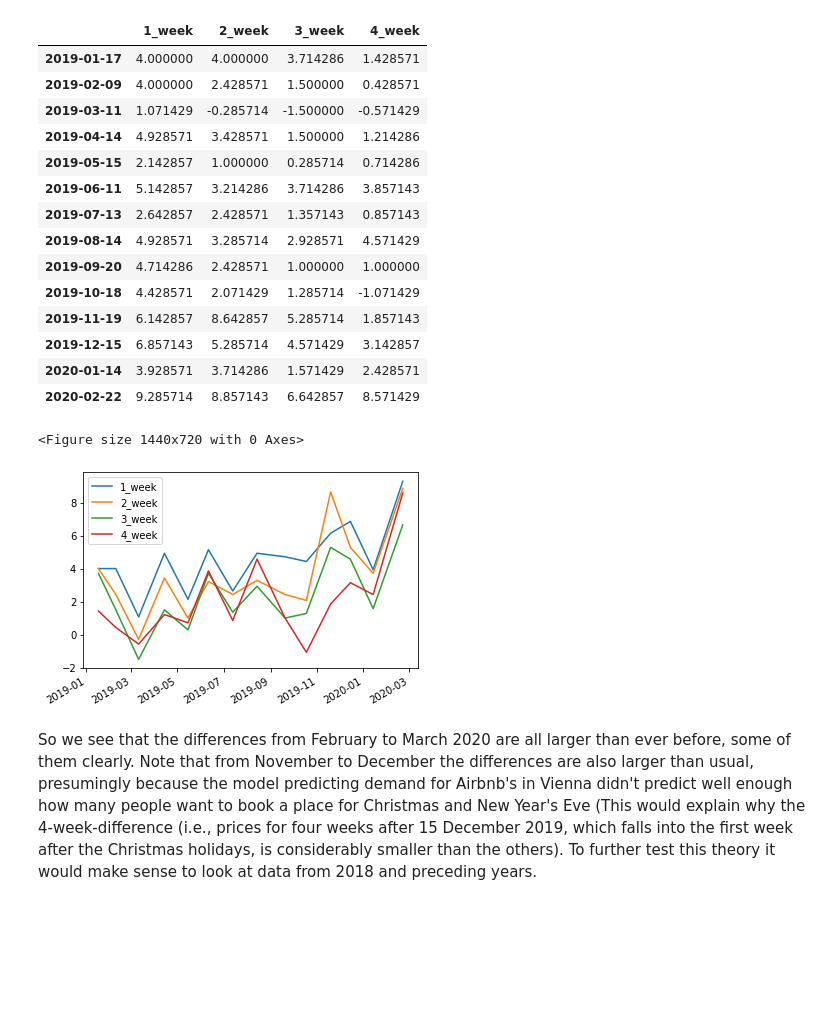
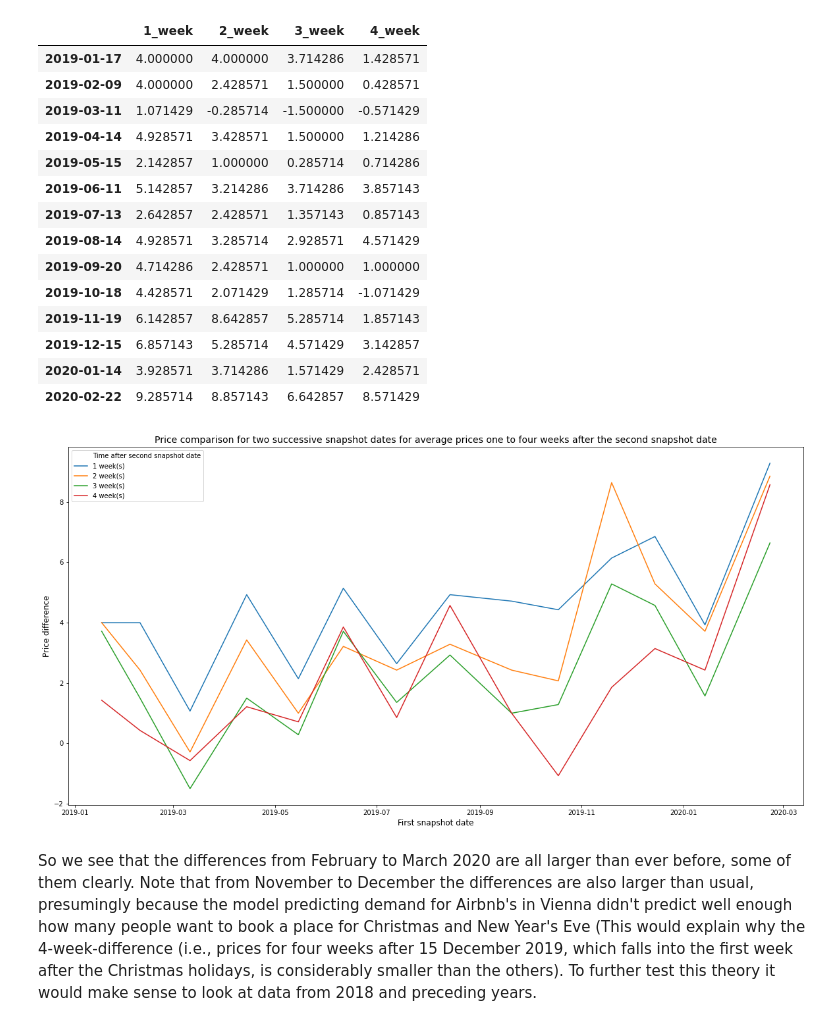
Before and after one commit to mkoeberl/blog, a Jupyter notebook: Airbnb_exploration.ipynb, the cells around one changed output. Saved outputs shown, nothing was run; the diff lists cells and outputs as text; code cells hidden in the pictures; blank space fills up the shorter version.

```diff
--- a/Airbnb_exploration.ipynb
+++ b/Airbnb_exploration.ipynb
@@ -301,12 +317,23 @@ difference_df
 | 2019-12-15 | 6.857143 | 5.285714 | 4.571429 | 3.142857 |
 | 2020-01-14 | 3.928571 | 3.714286 | 1.571429 | 2.428571 |
 | 2020-02-22 | 9.285714 | 8.857143 | 6.642857 | 8.571429 |
-# %%
-plt.figure(figsize=(20,10))
-difference_df.plot();
-# %% [output]
-<Figure size 1440x720 with 0 Axes>
-[figure, removed]
+# %%
+# stack and rename to make nicer plot
+difference_df = difference_df.stack().reset_index()
+difference_df.columns = ['first_date','time_difference','price_difference']
+difference_df['time_difference'] = difference_df['time_difference'].apply(lambda x: x[0]+' '+x[2:]+'(s)')
+# %%
+plt.figure(figsize=(20,10))
+g = sns.lineplot(data=difference_df, x='first_date', y= 'price_difference', hue='time_difference')
+plt.xlabel('First snapshot date')
+plt.ylabel('Price difference')
+ax =g.axes
+leg = ax.legend()
+leg.texts[0].set_text("Time after second snapshot date")
+plt.title('Price comparison for two successive snapshot dates for average prices one to four weeks after the second snapshot date')
+plt.savefig('plots/prices.png');
+# %% [output]
+[figure, added]
 # %% [markdown]
 So we see that the differences from February to March 2020 are all larger than ever before, some of them clearly. Note that from November to December the differences are also larger than usual, presumingly because the model predicting demand for Airbnb's in Vienna didn't predict well enough how many people want to book a place for Christmas and New Year's Eve (This would explain why the 4-week-difference (i.e., prices for four weeks after 15 December 2019, which falls into the first week after the Christmas holidays, is considerably smaller than the others). To further test this theory it would make sense to look at data from 2018 and preceding years.
 # %% [markdown]
```
Also changed, not shown: parts of 6 cells of this notebook, 1 other file.
